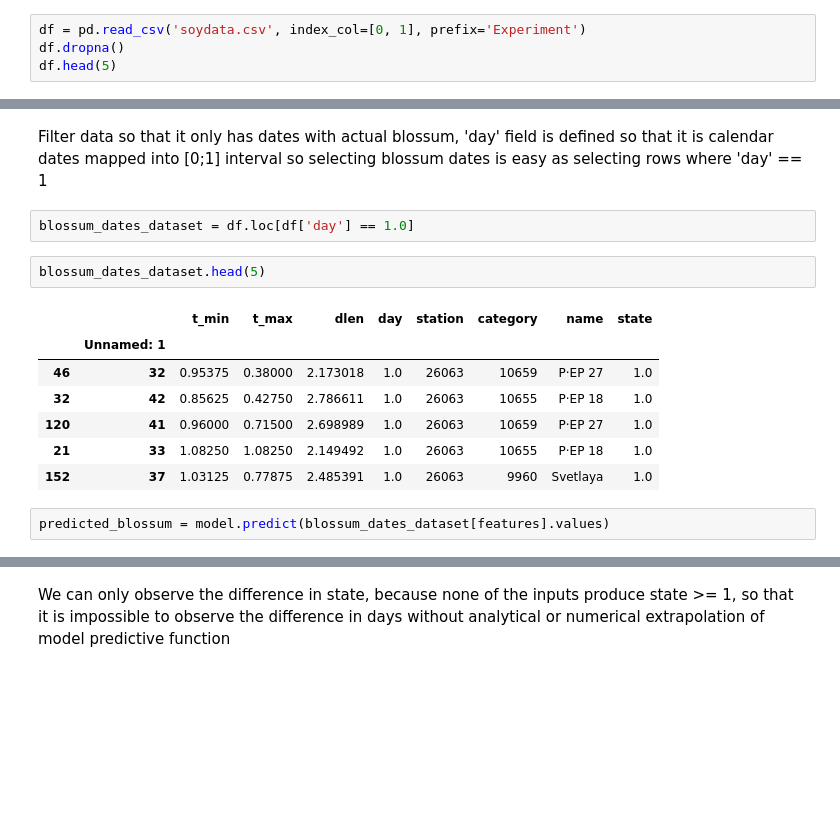
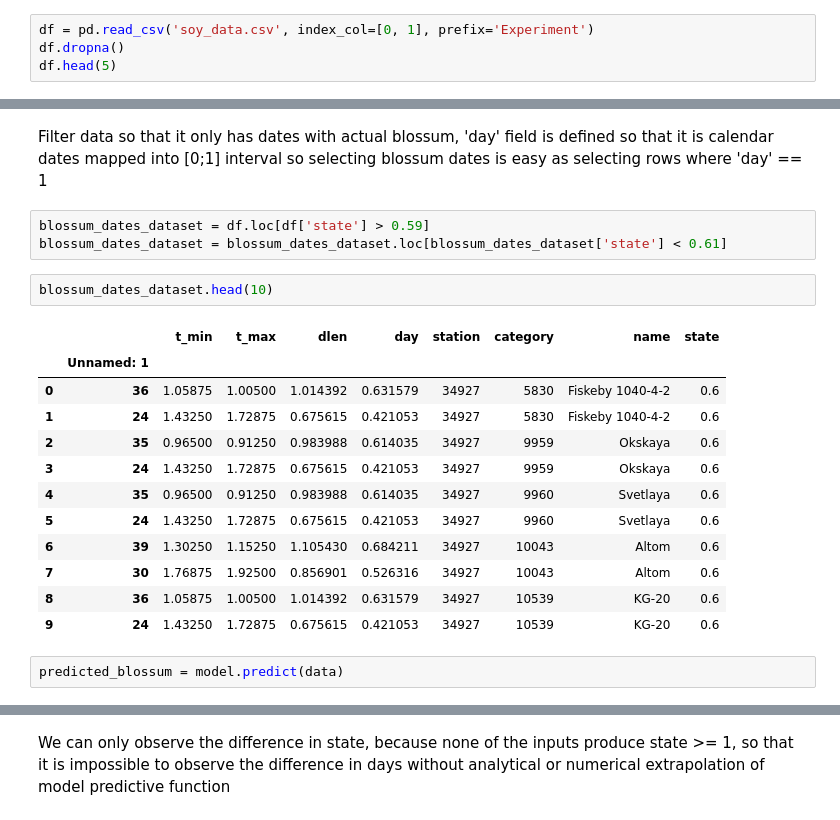
Before and after one commit to olegtaratuhin/soy_modeling, a Jupyter notebook: soya_modeling.ipynb, the cells around one changed output, grey strips where cells are left out. Drawn from its saved outputs; the diff is of its cells as text; blank space fills up the shorter version.

```diff
--- a/soya_modeling.ipynb
+++ b/soya_modeling.ipynb
@@ -126,7 +124,7 @@ downloaded.GetContentFile('soydata.csv')
 # %% [markdown]
 Import data set into pandas dataframe. The dataset contains a missing value on one of the key features the model will be training with, so we need to remove that explicitly
 # %%
-df = pd.read_csv('soydata.csv', index_col=[0, 1], prefix='Experiment')
+df = pd.read_csv('soy_data.csv', index_col=[0, 1], prefix='Experiment')
 df.dropna()
 df.head(5)
 # %% [output]
@@ -301,19 +299,25 @@ model = load_model('soy_blossum_model.h5')
 # %% [markdown]
 Filter data so that it only has dates with actual blossum, 'day' field is defined so that it is calendar dates mapped into [0;1] interval so selecting blossum dates is easy as selecting rows where 'day' == 1
 # %%
-blossum_dates_dataset = df.loc[df['day'] == 1.0]
+blossum_dates_dataset = df.loc[df['state'] > 0.59]
+blossum_dates_dataset = blossum_dates_dataset.loc[blossum_dates_dataset['state'] < 0.61]
 # %%
-blossum_dates_dataset.head(5)
+blossum_dates_dataset.head(10)
 # %% [output]
 |  |  | t_min | t_max | dlen | day | station | category | name | state |
 |  | Unnamed: 1 |  |  |  |  |  |  |  |  |
-| 46 | 32 | 0.95375 | 0.38000 | 2.173018 | 1.0 | 26063 | 10659 | P·EP 27 | 1.0 |
-| 32 | 42 | 0.85625 | 0.42750 | 2.786611 | 1.0 | 26063 | 10655 | P·EP 18 | 1.0 |
-| 120 | 41 | 0.96000 | 0.71500 | 2.698989 | 1.0 | 26063 | 10659 | P·EP 27 | 1.0 |
-| 21 | 33 | 1.08250 | 1.08250 | 2.149492 | 1.0 | 26063 | 10655 | P·EP 18 | 1.0 |
-| 152 | 37 | 1.03125 | 0.77875 | 2.485391 | 1.0 | 26063 | 9960 | Svetlaya | 1.0 |
+| 0 | 36 | 1.05875 | 1.00500 | 1.014392 | 0.631579 | 34927 | 5830 | Fiskeby 1040-4-2 | 0.6 |
+| 1 | 24 | 1.43250 | 1.72875 | 0.675615 | 0.421053 | 34927 | 5830 | Fiskeby 1040-4-2 | 0.6 |
+| 2 | 35 | 0.96500 | 0.91250 | 0.983988 | 0.614035 | 34927 | 9959 | Okskaya | 0.6 |
+| 3 | 24 | 1.43250 | 1.72875 | 0.675615 | 0.421053 | 34927 | 9959 | Okskaya | 0.6 |
+| 4 | 35 | 0.96500 | 0.91250 | 0.983988 | 0.614035 | 34927 | 9960 | Svetlaya | 0.6 |
+| 5 | 24 | 1.43250 | 1.72875 | 0.675615 | 0.421053 | 34927 | 9960 | Svetlaya | 0.6 |
+| 6 | 39 | 1.30250 | 1.15250 | 1.105430 | 0.684211 | 34927 | 10043 | Altom | 0.6 |
+| 7 | 30 | 1.76875 | 1.92500 | 0.856901 | 0.526316 | 34927 | 10043 | Altom | 0.6 |
+| 8 | 36 | 1.05875 | 1.00500 | 1.014392 | 0.631579 | 34927 | 10539 | KG-20 | 0.6 |
+| 9 | 24 | 1.43250 | 1.72875 | 0.675615 | 0.421053 | 34927 | 10539 | KG-20 | 0.6 |
 # %%
-predicted_blossum = model.predict(blossum_dates_dataset[features].values)
+predicted_blossum = model.predict(data)
 # %%
 predicted_blossum
 # %% [output]
```
Also changed, not shown: parts of 18 cells of this notebook.
